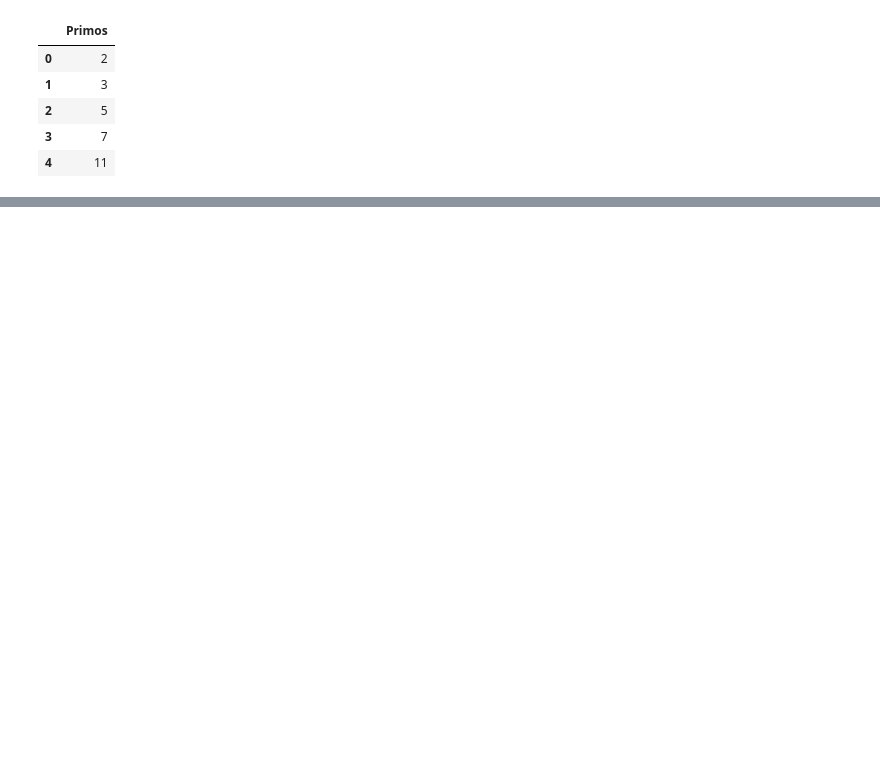
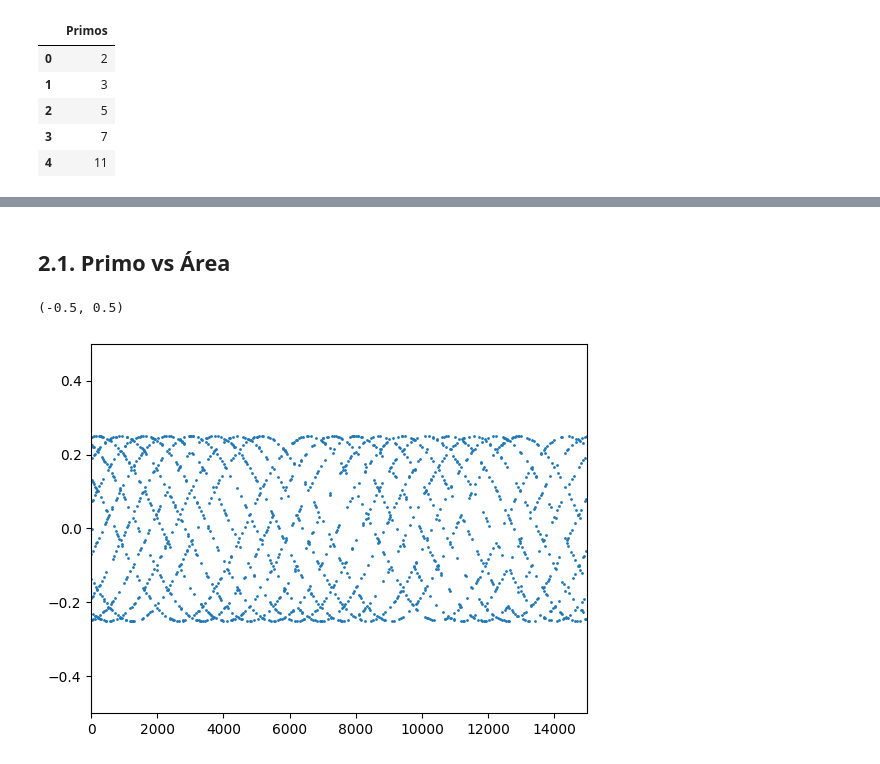
Before and after one commit to edgaracosta888/Proyectos_de_Matematicas, a Jupyter notebook: Numeros_Primos/Aplicaciones.ipynb, the cells around one changed output, grey strips where cells are left out. Saved outputs shown, nothing was run; the diff lists cells and outputs as text; code cells hidden in the pictures; blank space fills up the shorter version.

```diff
--- a/Numeros_Primos/Aplicaciones.ipynb
+++ b/Numeros_Primos/Aplicaciones.ipynb
@@ -12,6 +14,3 @@ df_primos.head()
 | 2 | 5 |
 | 3 | 7 |
 | 4 | 11 |
-# %%
-x = df_primos.index.tolist()[1:len(df_primos)//2]
-y = df_primos['Primos'][1:len(df_primos)//2]
@@ -33,0 +19,15 @@ suma
+# %%
+# ================================================================================================
+# Campo rest corresponde a la parte decimal de la división entre el número primo y pi. Es decir,
+# la ubicación del número primo en el círculo unitario.
+# ================================================================================================
+df_primos['rest'] = df_primos.Primos.apply(lambda x: int(x) % math.pi)
+
+# ================================================================================================
+# A partir de la ubicación del número primo en el círculo unitario, se pueden calcular las coordenadas
+# de cada número primo. Estas coordenadas corresponden a los valores de coseno y seno de la parte
+# decimal de la división entre el número primo y pi.
+# ================================================================================================
+df_primos['cos'] = df_primos.rest.apply(lambda x: math.cos(x))
+df_primos['sin'] = df_primos.rest.apply(lambda x: math.sin(x))
+df_primos.head()
@@ -33,0 +41,9 @@ suma
+# %%
+
+# ================================================================================================
+# A partir de la ubicación del número primo en el círculo unitario, se puede calcular el área del
+# triángulo formado por el origen, el punto en el círculo unitario y el eje x.
+# ================================================================================================
+
+df_primos['area'] = (df_primos.cos * df_primos.sin)/2
+df_primos.head()
@@ -33,0 +57,13 @@ suma
+# %% [markdown]
+## 2.1. Primo vs Área
+# %%
+# ================================================================================================
+# Scatter del área de los triángulos formados por el origen, el punto en el círculo unitario y el
+# eje x, en función del número primo.
+# ================================================================================================
+plt.scatter(df_primos.Primos, df_primos.area, s = 1)
+plt.xlim(0, 15000)
+plt.ylim(-0.5, 0.5)
+# %% [output]
+(-0.5, 0.5)
+[figure, added]
```
Also changed, not shown: parts of 8 cells of this notebook.
